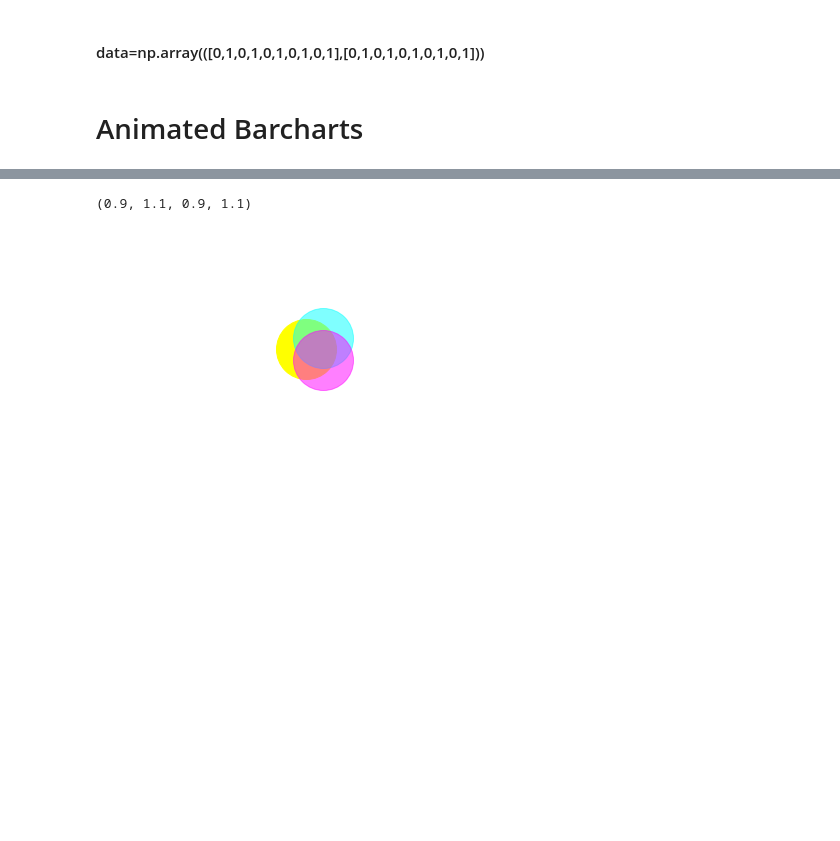
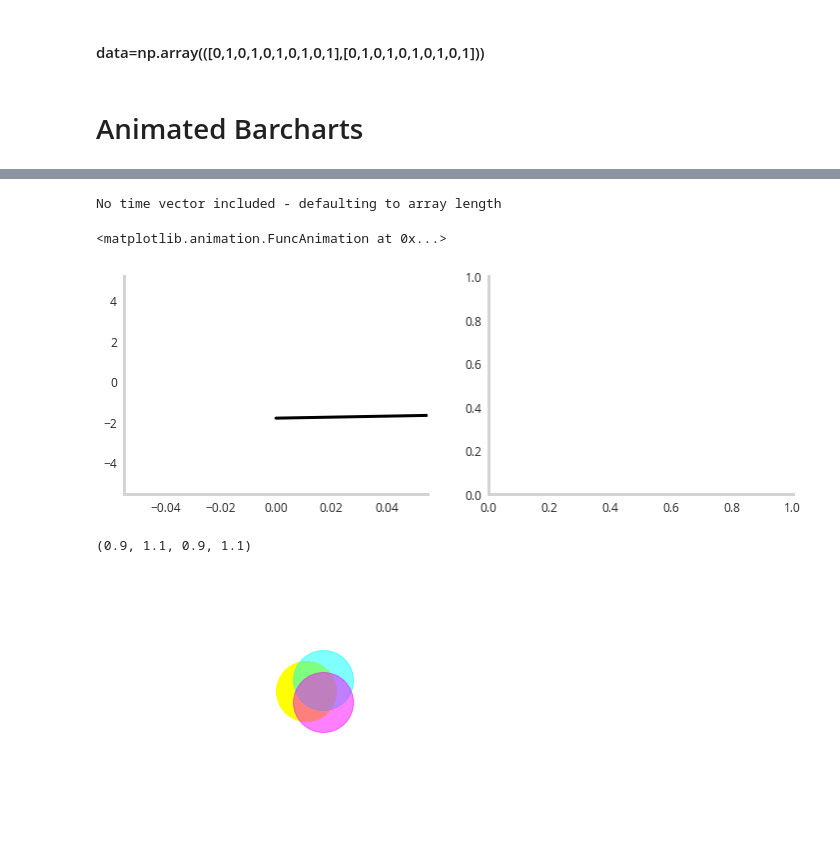
Before and after one commit to NicholasARossi/Easing-Animations-with-Python, a Jupyter notebook: animation_playground.ipynb, the cells around one changed output, grey strips where cells are left out. Cells and saved outputs as stored; diff of their text form; code cells hidden in the pictures; blank space fills up the shorter version.

Commit message:
timeseries nub

```diff
--- a/animation_playground.ipynb
+++ b/animation_playground.ipynb
@@ -57,3 +70,9 @@ array([[0.1709871 , 0.97415125, 0.12257649, 0.83245264, 0.79506374,
+# %%
+easing.Eased(data).timeseries_animation()
+# %% [output]
+No time vector included - defaulting to array length
+<matplotlib.animation.FuncAnimation at 0x...>
+[figure, added]
 # %%
 plt.close('all')
 fig,ax=plt.subplots()
```
Also changed, not shown: parts of 11 cells of this notebook, 1 other file.
